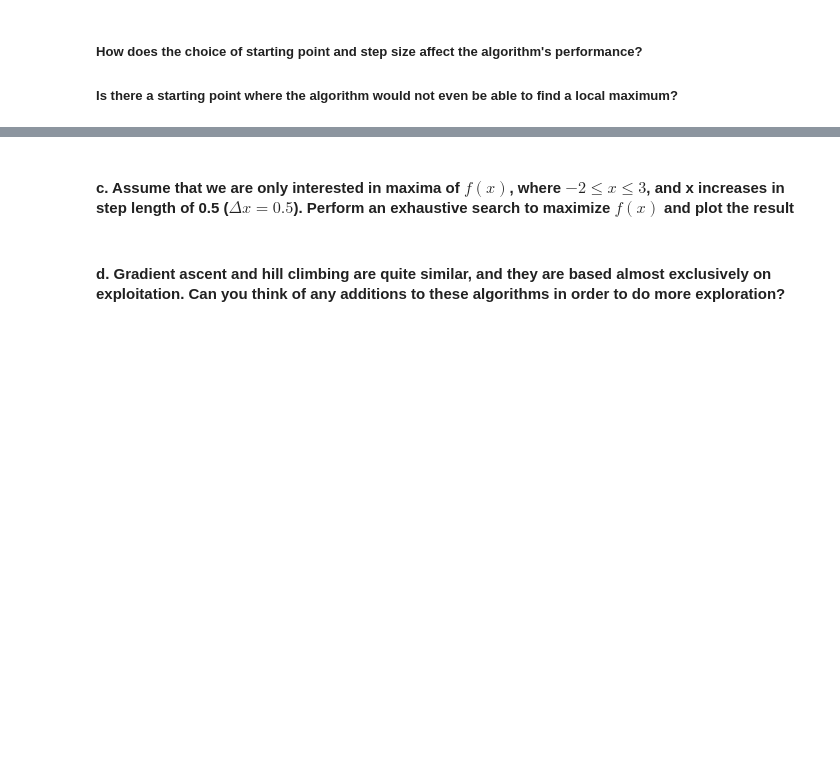
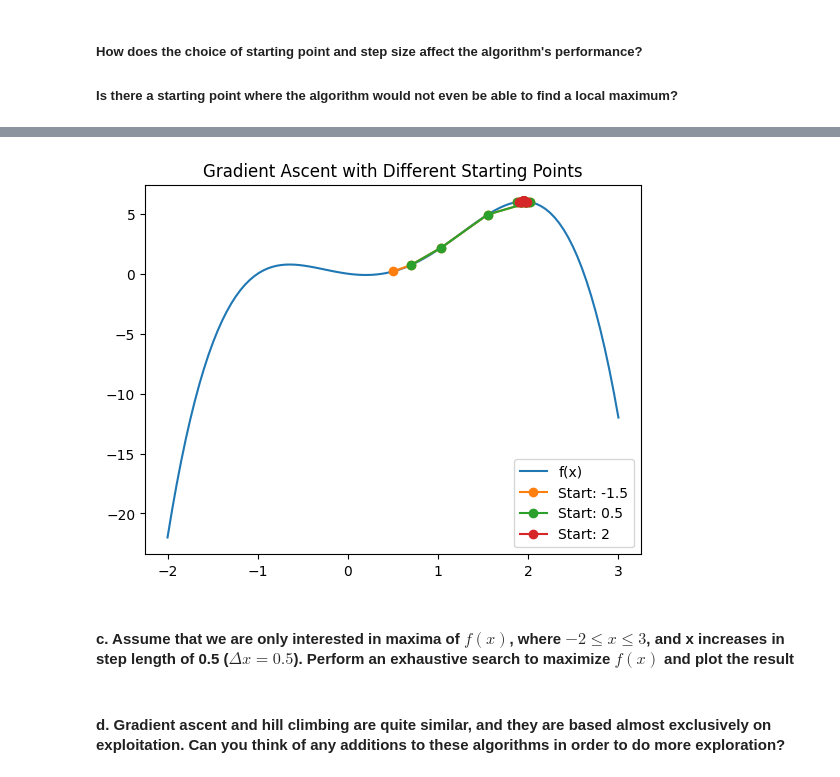
Before and after one commit to ThomasHeim11/IN3050-Introduction-to-Artificial-Intelligence-and-Machine-Learning, a Jupyter notebook: 01_Search&Optimization/Weekly exercises/Exercises2/IN3050_w2.ipynb, the cells around one changed output, grey strips where cells are left out. Drawn from its saved outputs; the diff is of its cells as text; code cells hidden in the pictures; blank space fills up the shorter version.

```diff
--- a/01_Search&Optimization/Weekly exercises/Exercises2/IN3050_w2.ipynb
+++ b/01_Search&Optimization/Weekly exercises/Exercises2/IN3050_w2.ipynb
@@ -31,3 +62,25 @@ Gradient ascent: $x_{(k+1)} = x_{(k)} + \gamma \nabla f(x_{(k)})$
+# %%
+# Plot function and try different starting points
+x = np.linspace(-2, 3, 100)
+plt.plot(x, f(x), label="f(x)")
+
+# Try different starting points
+start_points = [-1.5, 0.5, 2]
+gamma = 0.1
+
+for x_start in start_points:
+    x_new = x_start
+    trajectory = []
+    for i in range(50):
+        x_new = x_new + gamma * df(x_new)
+        trajectory.append(x_new)
+    plt.plot(trajectory, f(np.array(trajectory)), 'o-', label=f'Start: {x_start}')
+
+plt.legend()
+plt.title('Gradient Ascent with Different Starting Points')
+plt.show()# Add your solution here
+# %% [output]
+[figure, added]
 # %% [markdown]
 #### c. Assume that we are only interested in maxima of $f(x)$, where $-2 \leq x \leq 3$, and x increases in step length of 0.5 ($\Delta x = 0.5$). Perform an exhaustive search to maximize $f(x)$ and plot the result
 # %%
```
Also changed, not shown: parts of 6 cells of this notebook, 2 other files.
